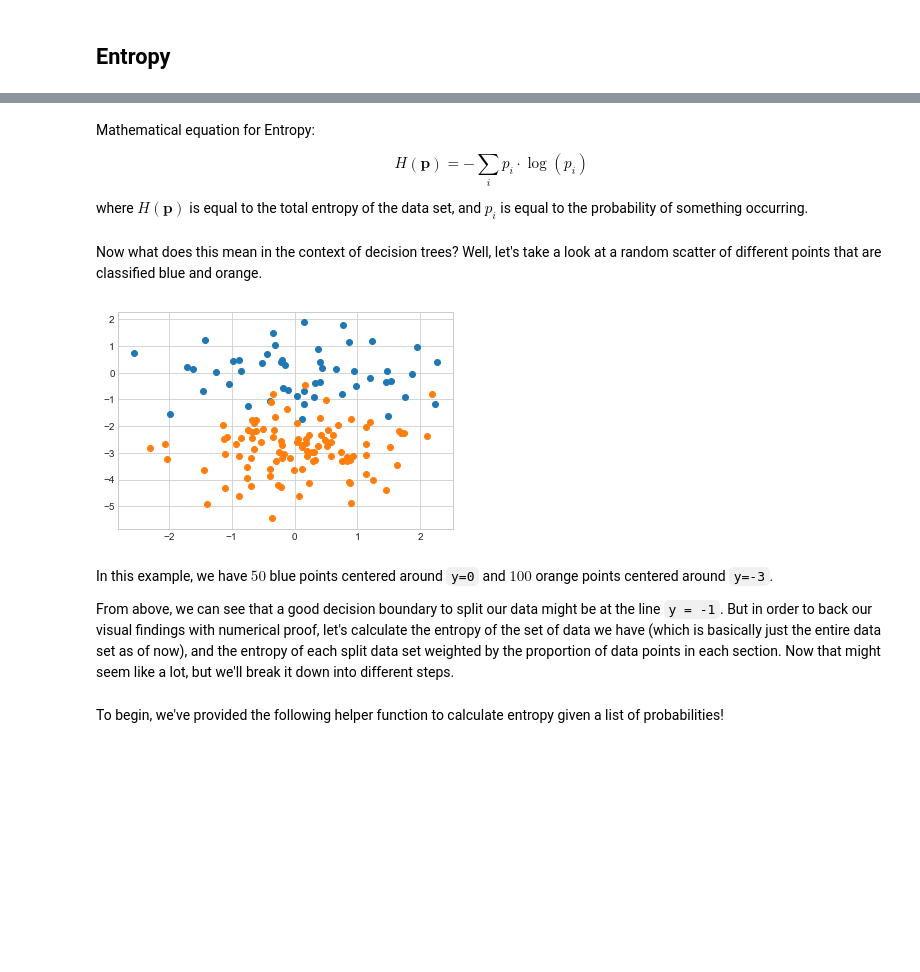
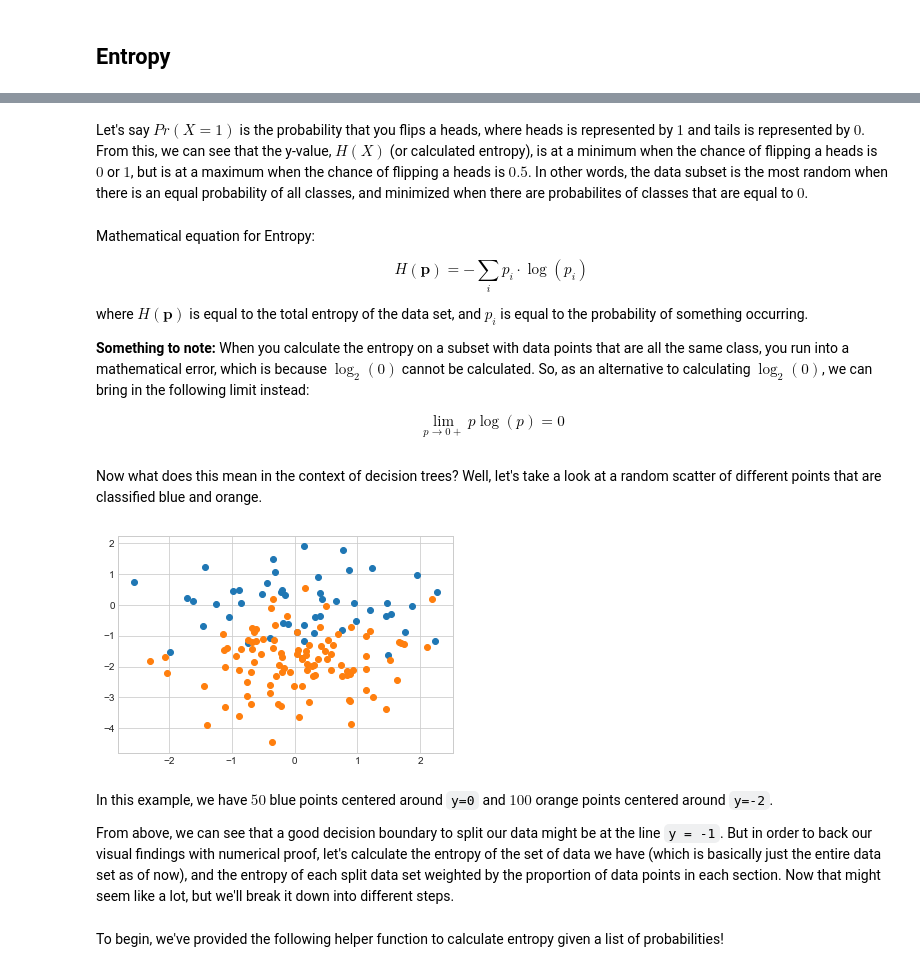
Before and after one commit to claalmve/susa-lecture-9, a Jupyter notebook: Lecture-9-FINAL.ipynb, the cells around one changed output, grey strips where cells are left out. Drawn from its saved outputs; the diff is of its cells as text; code cells hidden in the pictures; blank space fills up the shorter version.

```diff
--- a/Lecture-9-FINAL.ipynb
+++ b/Lecture-9-FINAL.ipynb
@@ -457,28 +450,34 @@ To begin, let's first define what entropy is. In the context of machine learning
+# %% [markdown]
+Let's say $Pr(X = 1)$ is the probability that you flips a heads, where heads is represented by $1$ and tails is represented by $0$. From this, we can see that the y-value, $H(X)$ (or calculated entropy), is at a minimum when the chance of flipping a heads is $0$ or $1$, but is at a maximum when the chance of flipping a heads is $0.5$. In other words, the data subset is the most random when there is an equal probability of all classes, and minimized when there are probabilites of classes that are equal to $0$.
 # %% [markdown]
 Mathematical equation for Entropy:
 
 $$H(\textbf{p}) = -\sum_i p_i \cdot \log(p_i)$$
 
 where $H(\textbf{p})$ is equal to the total entropy of the data set, and $p_i$ is equal to the probability of something occurring.
+
+**Something to note:** When you calculate the entropy on a subset with data points that are all the same class, you run into a mathematical error, which is because $\log_{2}(0)$ cannot be calculated. So, as an alternative to calculating $\log_{2}(0)$, we can bring in the following limit instead:
+
+$$\lim _{p\to 0+}p\log(p)=0$$
 # %% [markdown]
 Now what does this mean in the context of decision trees? Well, let's take a look at a random scatter of different points that are classified blue and orange.
 # %%
 import numpy as np
 import matplotlib.pyplot as plt
 
 rng0 = np.random.RandomState(0)
 rng1 = np.random.RandomState(1)
 
 blueX = rng0.randn(50)
 blueY = rng0.randn(50)
 orangeX = rng1.randn(100)
-orangeY = rng1.randn(100) - 3
+orangeY = rng1.randn(100) - 2
 plt.scatter(blueX, blueY);
 plt.scatter(orangeX, orangeY);
 # %% [output]
-[figure, old version]
+[figure, new version]
 # %% [markdown]
-In this example, we have $50$ blue points centered around `y=0` and $100$ orange points centered around `y=-3`.
+In this example, we have $50$ blue points centered around `y=0` and $100$ orange points centered around `y=-2`.
 
 From above, we can see that a good decision boundary to split our data might be at the line `y = -1`. But in order to back our visual findings with numerical proof, let's calculate the entropy of the set of data we have (which is basically just the entire data set as of now), and the entropy of each split data set weighted by the proportion of data points in each section. Now that might seem like a lot, but we'll break it down into different steps.
 # %% [markdown]
```
Also changed, not shown: parts of 26 cells of this notebook, 1 other file.
